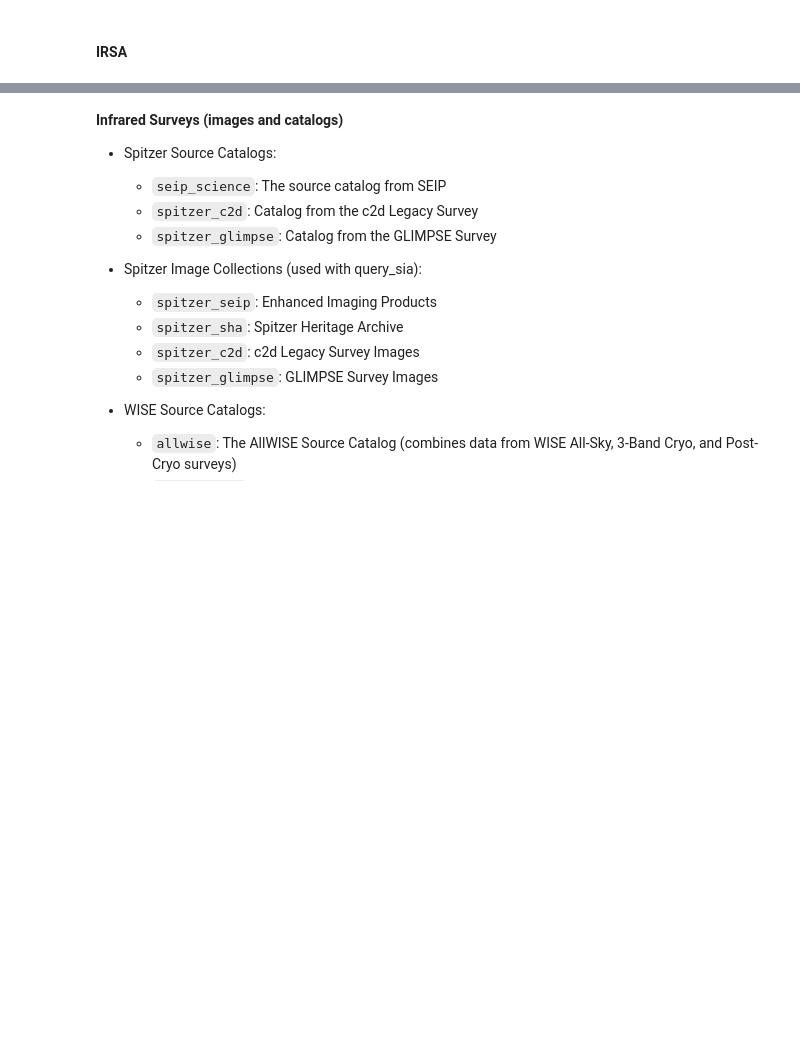
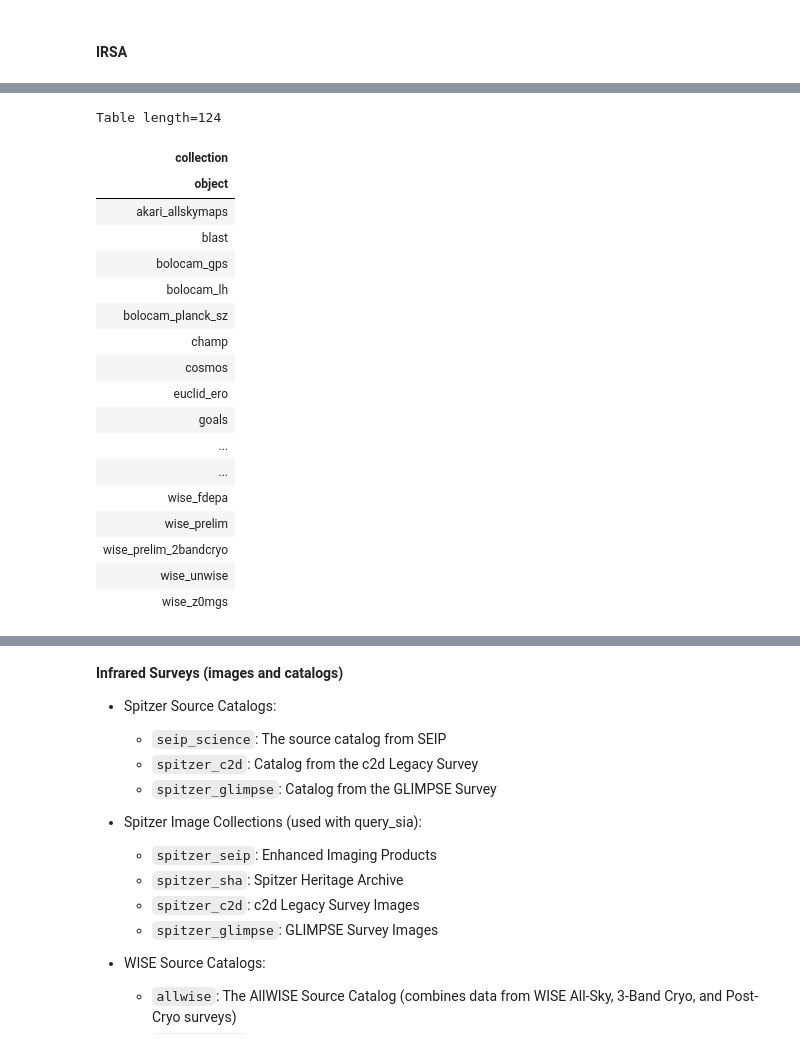
Before and after one commit to deltorobarba/astrophysics, a Jupyter notebook: missions.ipynb, the cells around one changed output, grey strips where cells are left out. Drawn from its saved outputs; the diff is of its cells as text; code cells hidden in the pictures; blank space fills up the shorter version.

```diff
--- a/missions.ipynb
+++ b/missions.ipynb
@@ -173,0 +284,22 @@ print(catalogs)
+# %%
+Irsa.list_collections()
+# %% [output]
+Table length=124
+| collection |
+| object |
+| akari_allskymaps |
+| blast |
+| bolocam_gps |
+| bolocam_lh |
+| bolocam_planck_sz |
+| champ |
+| cosmos |
+| euclid_ero |
+| goals |
+| ... |
+| ... |
+| wise_fdepa |
+| wise_prelim |
+| wise_prelim_2bandcryo |
+| wise_unwise |
+| wise_z0mgs |
```
Also changed, not shown: parts of 34 cells of this notebook.
